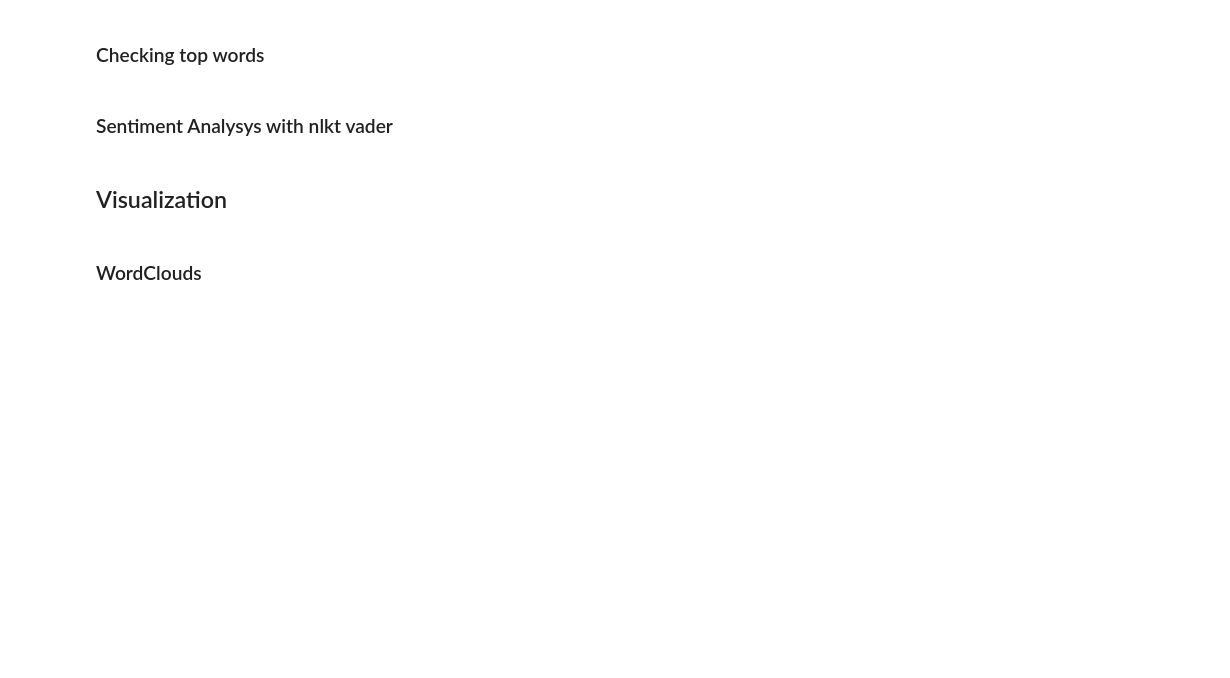
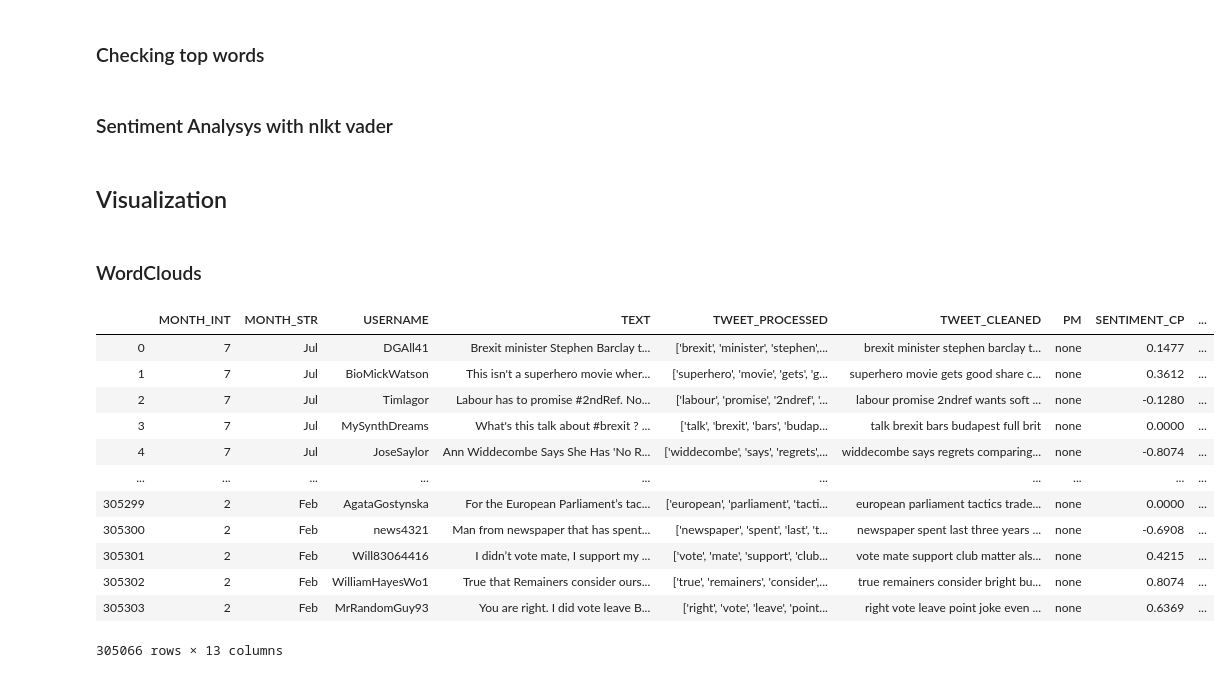
Before and after one commit to ta-data-lis/final-project, a Jupyter notebook: your-project/Sentiment Analysis.ipynb, the cells around one changed output. Drawn from its saved outputs; the diff is of its cells as text; code cells hidden in the pictures; blank space fills up the shorter version.

```diff
--- a/your-project/Sentiment Analysis.ipynb
+++ b/your-project/Sentiment Analysis.ipynb
@@ -25,17 +41,19 @@ pos_count = FreqDist(words)
 freq = pos_count.most_common(50)
 df_freq = pd.DataFrame(freq, columns=['WORD', 'FREQ'])
 df_freq.head(50)
+# %%
+cdf.dropna(inplace=True)
 # %% [markdown]
 ### Sentiment Analysys with nlkt vader
 # %%
 #with nlkt sentiment analysys
 sid = SentimentIntensityAnalyzer()
 
-df_mb['SENTIMENT_CP'] = df_mb['TWEET_CLEANED'].apply(lambda x: sid.polarity_scores(x)['compound'])
-df_mb['SENTIMENT_NEUT'] = df_mb['TWEET_CLEANED'].apply(lambda x: sid.polarity_scores(x)['neu'])
-df_mb['SENTIMENT_NEG'] = df_mb['TWEET_CLEANED'].apply(lambda x: sid.polarity_scores(x)['neg'])
-df_mb['SENTIMENT_POS'] = df_mb['TWEET_CLEANED'].apply(lambda x:sid.polarity_scores(x)['pos'])
+cdf['SENTIMENT_CP'] = cdf['TWEET_CLEANED'].apply(lambda x: sid.polarity_scores(x)['compound'])
+cdf['SENTIMENT_NEUT'] = cdf['TWEET_CLEANED'].apply(lambda x: sid.polarity_scores(x)['neu'])
+cdf['SENTIMENT_NEG'] = cdf['TWEET_CLEANED'].apply(lambda x: sid.polarity_scores(x)['neg'])
+cdf['SENTIMENT_POS'] = cdf['TWEET_CLEANED'].apply(lambda x:sid.polarity_scores(x)['pos'])
 
-df_mb.loc[df_mb.SENTIMENT_CP > 0,'SENTIMENT'] = 'positive'
-df_mb.loc[df_mb.SENTIMENT_CP == 0,'SENTIMENT'] = 'neutral'
-df_mb.loc[df_mb.SENTIMENT_CP < 0,'SENTIMENT'] = 'negative'
+cdf.loc[cdf.SENTIMENT_CP > 0,'SENTIMENT'] = 'positive'
+cdf.loc[cdf.SENTIMENT_CP == 0,'SENTIMENT'] = 'neutral'
+cdf.loc[cdf.SENTIMENT_CP < 0,'SENTIMENT'] = 'negative'
@@ -44,6 +60,6 @@ df_test2.groupby('PM')['SENTIMENT_N'].value_counts()
 # %% [markdown]
 ## Visualization
 # %%
-df_mb['SENTIMENT_N'] = df_mb['SENTIMENT'].apply(lambda x: 2 if x == 'positive' else (0 if x == 'negative' else 1))
+cdf['SENTIMENT_N'] = cdf['SENTIMENT'].apply(lambda x: 2 if x == 'positive' else (0 if x == 'negative' else 1))
 # %%
 plt.figure(figsize=(20,5))
@@ -65,3 +81,19 @@ plt.figure(figsize=(10, 10))
 plt.imshow(wc)
 plt.axis("off")
 plt.show()
+# %%
+cdf
+# %% [output]
+|  | MONTH_INT | MONTH_STR | USERNAME | TEXT | TWEET_PROCESSED | TWEET_CLEANED | PM | SENTIMENT_CP | ... |
+| 0 | 7 | Jul | DGAll41 | Brexit minister Stephen Barclay t... | ['brexit', 'minister', 'stephen',... | brexit minister stephen barclay t... | none | 0.1477 | ... |
+| 1 | 7 | Jul | BioMickWatson | This isn't a superhero movie wher... | ['superhero', 'movie', 'gets', 'g... | superhero movie gets good share c... | none | 0.3612 | ... |
+| 2 | 7 | Jul | Timlagor | Labour has to promise #2ndRef. No... | ['labour', 'promise', '2ndref', '... | labour promise 2ndref wants soft ... | none | -0.1280 | ... |
+| 3 | 7 | Jul | MySynthDreams | What's this talk about #brexit ? ... | ['talk', 'brexit', 'bars', 'budap... | talk brexit bars budapest full brit | none | 0.0000 | ... |
+| 4 | 7 | Jul | JoseSaylor | Ann Widdecombe Says She Has 'No R... | ['widdecombe', 'says', 'regrets',... | widdecombe says regrets comparing... | none | -0.8074 | ... |
+| ... | ... | ... | ... | ... | ... | ... | ... | ... | ... |
+| 305299 | 2 | Feb | AgataGostynska | For the European Parliament’s tac... | ['european', 'parliament', 'tacti... | european parliament tactics trade... | none | 0.0000 | ... |
+| 305300 | 2 | Feb | news4321 | Man from newspaper that has spent... | ['newspaper', 'spent', 'last', 't... | newspaper spent last three years ... | none | -0.6908 | ... |
+| 305301 | 2 | Feb | Will83064416 | I didn’t vote mate, I support my ... | ['vote', 'mate', 'support', 'club... | vote mate support club matter als... | none | 0.4215 | ... |
+| 305302 | 2 | Feb | WilliamHayesWo1 | True that Remainers consider ours... | ['true', 'remainers', 'consider',... | true remainers consider bright bu... | none | 0.8074 | ... |
+| 305303 | 2 | Feb | MrRandomGuy93 | You are right. I did vote leave B... | ['right', 'vote', 'leave', 'point... | right vote leave point joke even ... | none | 0.6369 | ... |
+305066 rows × 13 columns
```
Also changed, not shown: parts of 3 cells of this notebook, 3 other files.
